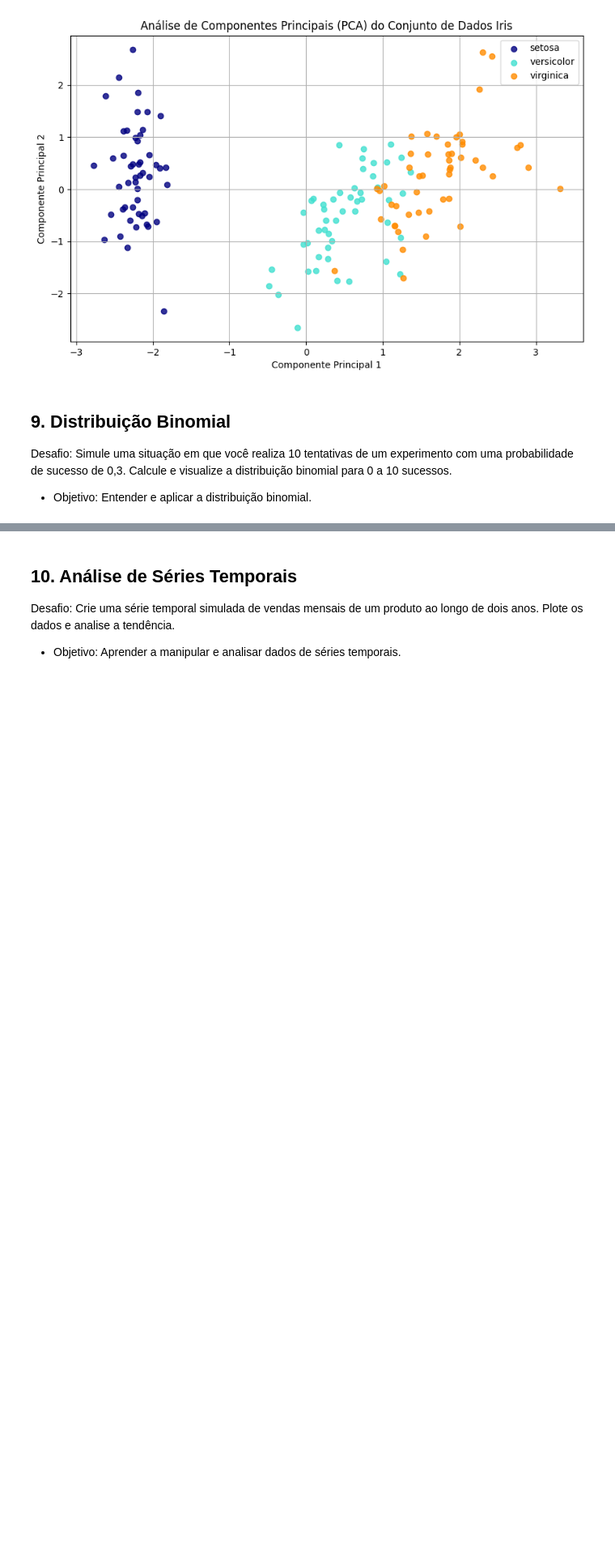
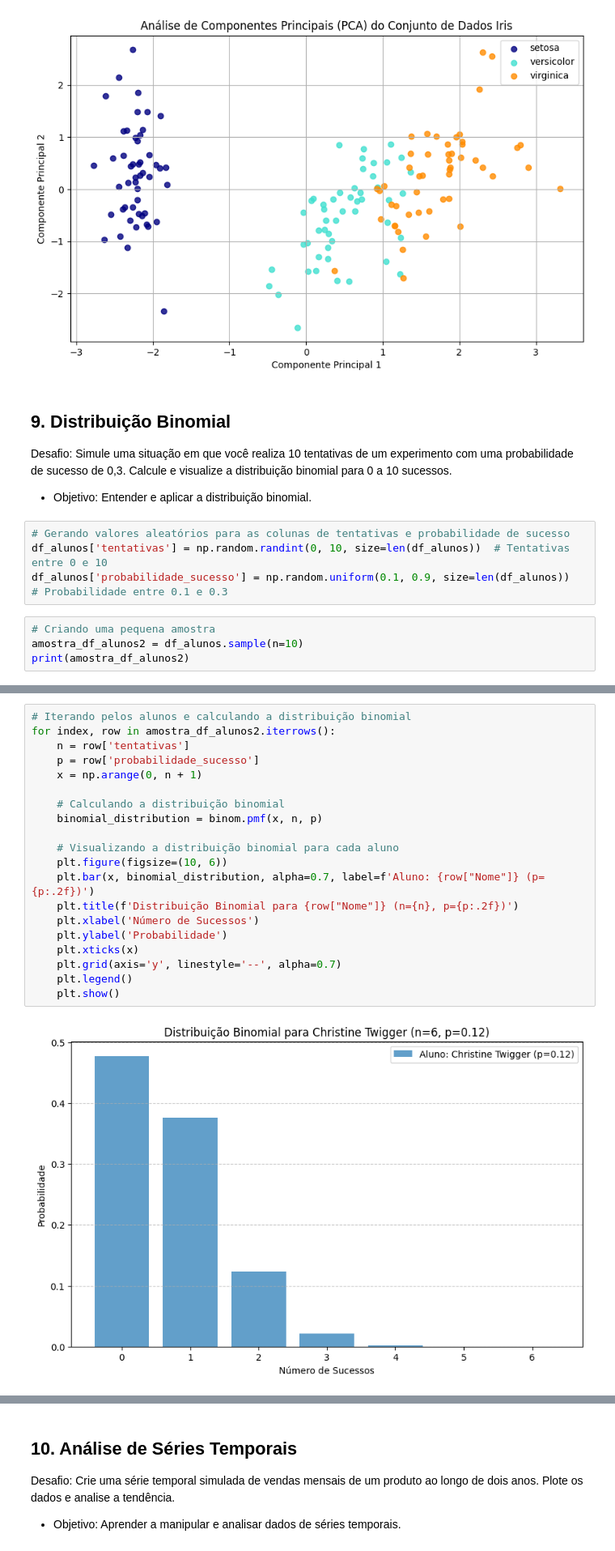
Before and after one commit to victoriawermelinger/SoulCode, a Jupyter notebook: Bootcamp - ANALISE DE DADOS/Exercicio Estatística/Lista de Desafios de Estatística.ipynb, the cells around one changed output, grey strips where cells are left out. Shown at 81% size. Drawn from its saved outputs; the diff is of its cells as text; blank space fills up the shorter version.

```diff
--- a/Bootcamp - ANALISE DE DADOS/Exercicio Estatística/Lista de Desafios de Estatística.ipynb
+++ b/Bootcamp - ANALISE DE DADOS/Exercicio Estatística/Lista de Desafios de Estatística.ipynb
@@ -334,3 +336,11 @@ plt.show()
 Desafio: Simule uma situação em que você realiza 10 tentativas de um experimento com uma probabilidade de sucesso de 0,3. Calcule e visualize a distribuição binomial
 para 0 a 10 sucessos.
 - Objetivo: Entender e aplicar a distribuição binomial.
+# %%
+# Gerando valores aleatórios para as colunas de tentativas e probabilidade de sucesso
+df_alunos['tentativas'] = np.random.randint(0, 10, size=len(df_alunos))  # Tentativas entre 0 e 10
+df_alunos['probabilidade_sucesso'] = np.random.uniform(0.1, 0.9, size=len(df_alunos))  # Probabilidade entre 0.1 e 0.3
+# %%
+# Criando uma pequena amostra
+amostra_df_alunos2 = df_alunos.sample(n=10)
+print(amostra_df_alunos2)
@@ -336,0 +359,22 @@ para 0 a 10 sucessos.
+# %%
+# Iterando pelos alunos e calculando a distribuição binomial
+for index, row in amostra_df_alunos2.iterrows():
+    n = row['tentativas']
+    p = row['probabilidade_sucesso']
+    x = np.arange(0, n + 1)
+
+    # Calculando a distribuição binomial
+    binomial_distribution = binom.pmf(x, n, p)
+
+    # Visualizando a distribuição binomial para cada aluno
+    plt.figure(figsize=(10, 6))
+    plt.bar(x, binomial_distribution, alpha=0.7, label=f'Aluno: {row["Nome"]} (p={p:.2f})')
+    plt.title(f'Distribuição Binomial para {row["Nome"]} (n={n}, p={p:.2f})')
+    plt.xlabel('Número de Sucessos')
+    plt.ylabel('Probabilidade')
+    plt.xticks(x)
+    plt.grid(axis='y', linestyle='--', alpha=0.7)
+    plt.legend()
+    plt.show()
+# %% [output]
+[figure, added]
```
Also changed, not shown: parts of 8 cells of this notebook.
